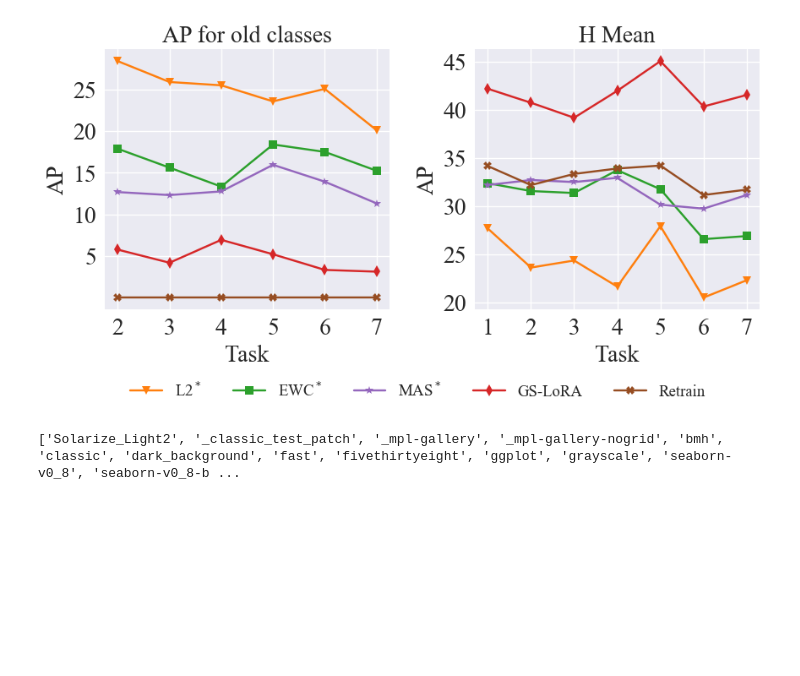
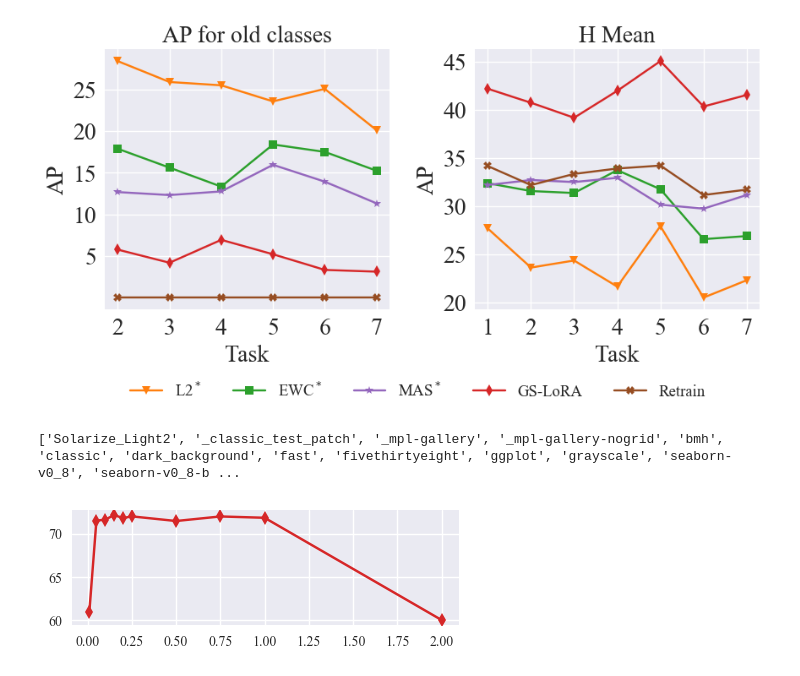
Before and after one commit to bjzhb666/GS-LoRA, a Jupyter notebook: Face-Transformer/draw/forget_cl_detr.ipynb, the cells around one changed output. Drawn from its saved outputs; the diff is of its cells as text; code cells hidden in the pictures; blank space fills up the shorter version.

```diff
--- a/Face-Transformer/draw/forget_cl_detr.ipynb
+++ b/Face-Transformer/draw/forget_cl_detr.ipynb
@@ -256,3 +256,22 @@ import matplotlib.pyplot as plt
 print(plt.style.available)
 # %% [output]
 ['Solarize_Light2', '_classic_test_patch', '_mpl-gallery', '_mpl-gallery-nogrid', 'bmh', 'classic', 'dark_background', 'fast', 'fivethirtyeight', 'ggplot', 'grayscale', 'seaborn-v0_8', 'seaborn-v0_8-b ...
+# %%
+import matplotlib.pyplot as plt
+
+plt.style.use('seaborn-v0_8')
+plt.rc('font',family='Times New Roman')
+
+# 设置图形大小
+plt.figure(figsize=(5, 1.5))
+# 数据
+numbers_x = [0.01, 0.05, 0.1, 0.15, 0.2, 0.25, 0.5, 0.75, 1, 2]
+
+numbers_y = [60.92873169, 71.5052977, 71.62221072, 72.15344758, 71.80052369, 71.99915526, 71.45970619, 71.98841031, 71.83523233, 60]
+
+# 绘制折线图
+plt.plot(numbers_x, numbers_y, marker='d',color='#d62728')
+# 单独将图例保存为PDF
+plt.savefig('beta.pdf', dpi=1200)
+# %% [output]
+[figure, added]
```
Also changed, not shown: parts of 2 cells of this notebook, 21 other files.
